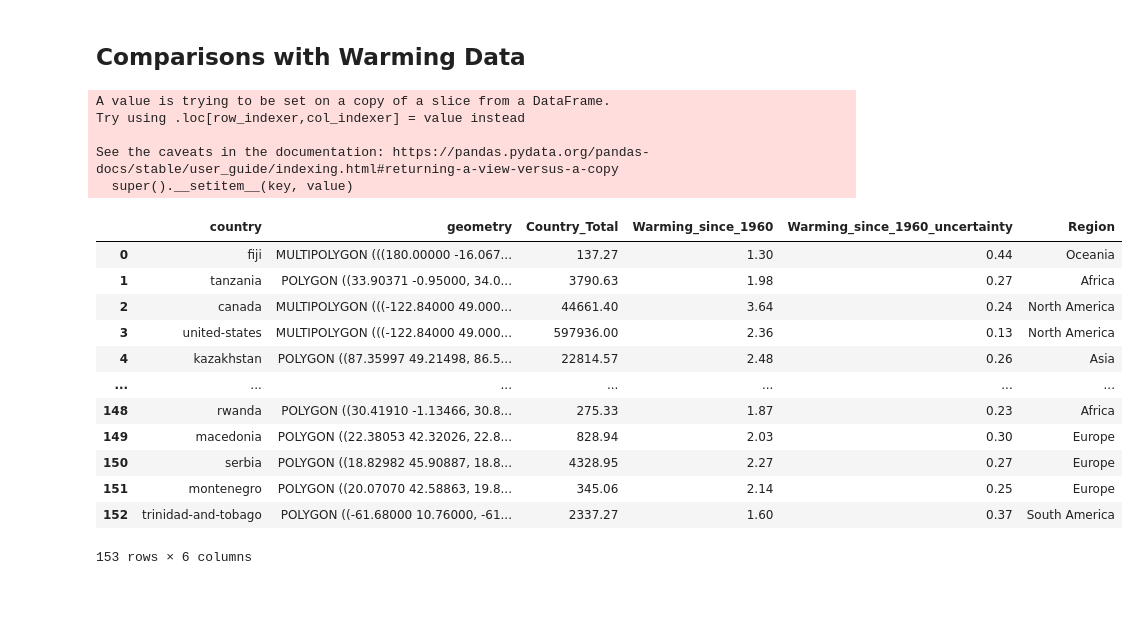
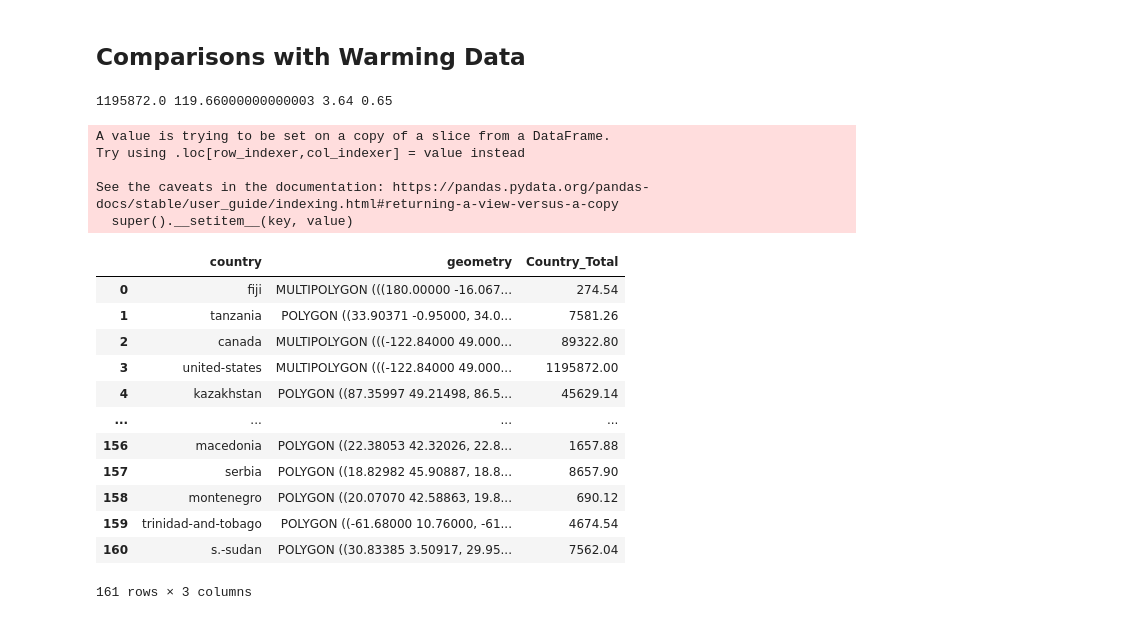
Before and after one commit to nankli/Python_EDA_group_project, a Jupyter notebook: historical_emissions_analysis.ipynb, the cells around one changed output. Cells and saved outputs as stored; diff of their text form; code cells hidden in the pictures.

```diff
--- a/historical_emissions_analysis.ipynb
+++ b/historical_emissions_analysis.ipynb
@@ -103,6 +124,19 @@ map_df = map_df.reset_index()
 world = gpd.read_file(gpd.datasets.get_path('naturalearth_lowres'))
 
 world.at[4,'name'] = "United States"
+map_df['Country/Region'] = map_df['Country/Region'].replace(['Republic of Congo'], 'Dem. Rep. Congo')
+map_df['Country/Region'] = map_df['Country/Region'].replace(['Antarctica'], 'N/A')
+map_df['Country/Region'] = map_df['Country/Region'].replace(['Central African Republic'], 'Central African Rep.')
+map_df['Country/Region'] = map_df['Country/Region'].replace(['Taiwan, Republic of China'], 'Taiwan')
+map_df['Country/Region'] = map_df['Country/Region'].replace(['Czech Republic'], 'Czechia')
+map_df['Country/Region'] = map_df['Country/Region'].replace(['South Sudan'], 'S. Sudan')
+map_df['Country/Region'] = map_df['Country/Region'].replace(['Dominican Republic'], 'Dominican Rep.')
+
+
+
+
+
+#world=world[(world.name !="Antarctica")]
 
 match_world = []
 mismatch_world = []
@@ -112,14 +146,19 @@ for x in list(map_df['Country/Region']):
     else:
         mismatch_world.append(x)
 
-world = pd.concat([world.set_index('name'),map_df.set_index('Country/Region')], axis=1, join='inner').reset_index()
-world = world.rename(columns={"index":"country"})
+world_df = pd.concat([world.set_index('name'),map_df.set_index('Country/Region')], axis=1, join='inner').reset_index()
+world_df = world_df.rename(columns={"index":"country"})
 #world = world[(world.Country_Total) & (world.index!="")] #only if specifying conditions for the map
+
+#suggestions:
+#drop antarctica
+#grey color as background
 
 fig,ax = plt.subplots(1,1)
 divider = make_axes_locatable(ax)
 cax = divider.append_axes("right", size="3%", pad=0.1)
-world.plot(column='Country_Total', ax=ax, legend=True, cax=cax, cmap='Purples', edgecolor='grey')
+world_df.plot(column='Country_Total', ax=ax, legend=True, cax=cax, cmap='Blues', edgecolor='grey')
 ax.set_title('Global GHG Emissions by Country 1850-2018')
+ax.patch.set_facecolor('lightgrey')
 fig.set_size_inches(15, 30)
 # %% [output]
@@ -209,34 +248,37 @@ for ct in countries_GHG_lc:
     else:
         mismatch.append(ct)
 # %%
-#make changes in actual dataframe
+#merge dataframes
 
-world_bivar = world[["country", "geometry", "Country_Total"]]
+world_bivar = world_df[["country", "geometry", "Country_Total"]]
 
 #better way to do this?
 world_bivar["country"] = world_bivar["country"].str.lower()
 world_bivar["country"] = world_bivar["country"].map(rp)
 wdf = wdf.rename(columns={'Country':'country'})
 
-world_bivar = world_bivar.merge(wdf, on='country')
+wb = world_bivar.merge(wdf, on='country')
+
+print(wb.Country_Total.max(), wb.Country_Total.min(), wb.Warming_since_1960.max(), wb.Warming_since_1960.min())
 
 world_bivar
 # %% [output]
-A value is trying to be set on a copy of a slice from a DataFrame.
-Try using .loc[row_indexer,col_indexer] = value instead
-
-See the caveats in the documentation: https://pandas.pydata.org/pandas-docs/stable/user_guide/indexing.html#returning-a-view-versus-a-copy
-  super().__setitem__(key, value)
+1195872.0 119.66000000000003 3.64 0.65
+A value is trying to be set on a copy of a slice from a DataFrame.
+Try using .loc[row_indexer,col_indexer] = value instead
+
+See the caveats in the documentation: https://pandas.pydata.org/pandas-docs/stable/user_guide/indexing.html#returning-a-view-versus-a-copy
+  super().__setitem__(key, value)
-|  | country | geometry | Country_Total | Warming_since_1960 | Warming_since_1960_uncertainty | Region |
-| 0 | fiji | MULTIPOLYGON (((180.00000 -16.067... | 137.27 | 1.30 | 0.44 | Oceania |
-| 1 | tanzania | POLYGON ((33.90371 -0.95000, 34.0... | 3790.63 | 1.98 | 0.27 | Africa |
-| 2 | canada | MULTIPOLYGON (((-122.84000 49.000... | 44661.40 | 3.64 | 0.24 | North America |
-| 3 | united-states | MULTIPOLYGON (((-122.84000 49.000... | 597936.00 | 2.36 | 0.13 | North America |
-| 4 | kazakhstan | POLYGON ((87.35997 49.21498, 86.5... | 22814.57 | 2.48 | 0.26 | Asia |
-| ... | ... | ... | ... | ... | ... | ... |
-| 148 | rwanda | POLYGON ((30.41910 -1.13466, 30.8... | 275.33 | 1.87 | 0.23 | Africa |
-| 149 | macedonia | POLYGON ((22.38053 42.32026, 22.8... | 828.94 | 2.03 | 0.30 | Europe |
-| 150 | serbia | POLYGON ((18.82982 45.90887, 18.8... | 4328.95 | 2.27 | 0.27 | Europe |
-| 151 | montenegro | POLYGON ((20.07070 42.58863, 19.8... | 345.06 | 2.14 | 0.25 | Europe |
-| 152 | trinidad-and-tobago | POLYGON ((-61.68000 10.76000, -61... | 2337.27 | 1.60 | 0.37 | South America |
+|  | country | geometry | Country_Total |
+| 0 | fiji | MULTIPOLYGON (((180.00000 -16.067... | 274.54 |
+| 1 | tanzania | POLYGON ((33.90371 -0.95000, 34.0... | 7581.26 |
+| 2 | canada | MULTIPOLYGON (((-122.84000 49.000... | 89322.80 |
+| 3 | united-states | MULTIPOLYGON (((-122.84000 49.000... | 1195872.00 |
+| 4 | kazakhstan | POLYGON ((87.35997 49.21498, 86.5... | 45629.14 |
+| ... | ... | ... | ... |
+| 156 | macedonia | POLYGON ((22.38053 42.32026, 22.8... | 1657.88 |
+| 157 | serbia | POLYGON ((18.82982 45.90887, 18.8... | 8657.90 |
+| 158 | montenegro | POLYGON ((20.07070 42.58863, 19.8... | 690.12 |
+| 159 | trinidad-and-tobago | POLYGON ((-61.68000 10.76000, -61... | 4674.54 |
+| 160 | s.-sudan | POLYGON ((30.83385 3.50917, 29.95... | 7562.04 |
-153 rows × 6 columns
+161 rows × 3 columns
```
Also changed, not shown: parts of 8 cells of this notebook.
